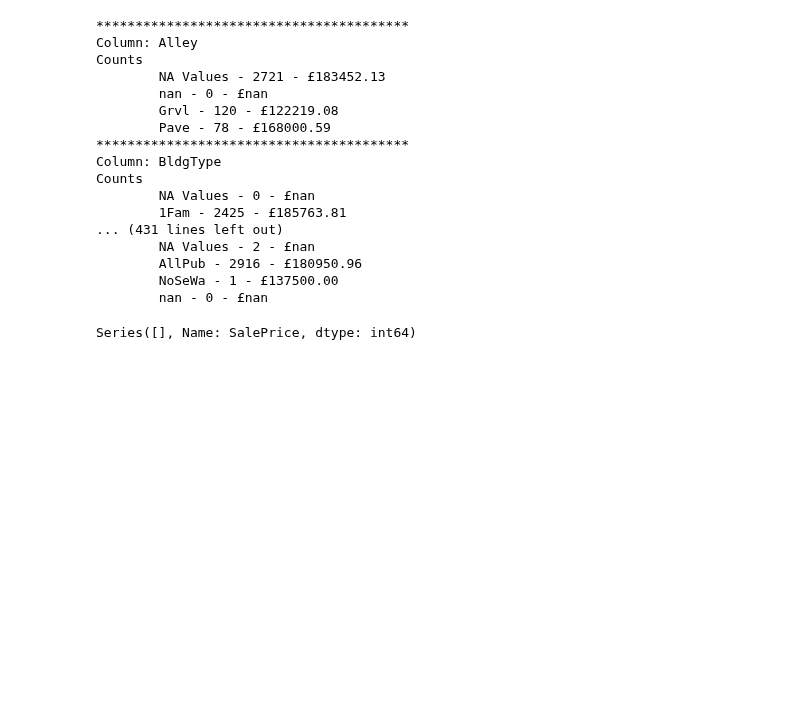
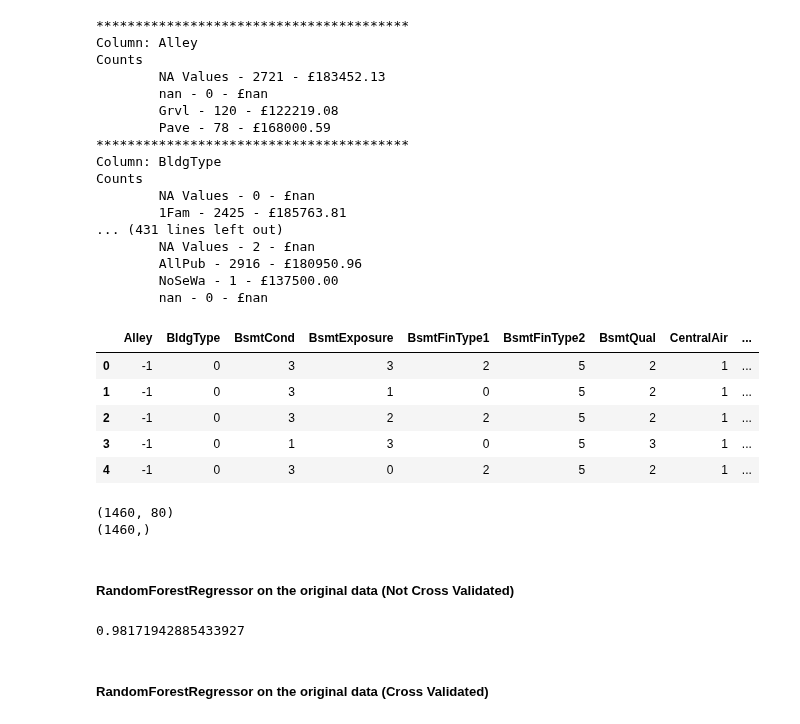
Before and after one commit to TeamBADS/kaggle_challenges, a Jupyter notebook: house_prices/python_playground/python_exploration.ipynb, the cells around one changed output. Cells and saved outputs as stored; diff of their text form; code cells hidden in the pictures; blank space fills up the shorter version.

```diff
--- a/house_prices/python_playground/python_exploration.ipynb
+++ b/house_prices/python_playground/python_exploration.ipynb
@@ -334,7 +334,27 @@ Counts
         AllPub - 2916 - £180950.96
         NoSeWa - 1 - £137500.00
         nan - 0 - £nan
-# %%
-concat_data.SalePrice[concat_data['dataset']=='test']
-# %% [output]
-Series([], Name: SalePrice, dtype: int64)
+# %%
+coded_categorical_features = pd.DataFrame()
+for col in categorical_features:
+    cats = pd.Categorical(concat_data.loc[:,col][concat_data.dataset=='train']).codes
+    coded_categorical_features[col] = cats
+coded_categorical_features.head()
+# %% [output]
+|  | Alley | BldgType | BsmtCond | BsmtExposure | BsmtFinType1 | BsmtFinType2 | BsmtQual | CentralAir | ... |
+| 0 | -1 | 0 | 3 | 3 | 2 | 5 | 2 | 1 | ... |
+| 1 | -1 | 0 | 3 | 1 | 0 | 5 | 2 | 1 | ... |
+| 2 | -1 | 0 | 3 | 2 | 2 | 5 | 2 | 1 | ... |
+| 3 | -1 | 0 | 1 | 3 | 0 | 5 | 3 | 1 | ... |
+| 4 | -1 | 0 | 3 | 0 | 2 | 5 | 2 | 1 | ... |
+# %%
+rf_train_x = pd.concat([concat_data.loc[:,continuous_features][concat_data['dataset']=='train'].fillna(0),
+                      coded_categorical_features], axis=1)
+rf_train_y = concat_data.SalePrice[concat_data['dataset']=='train'].fillna(0)
+print(rf_train_x.shape)
+print(rf_train_y.shape)
+# %% [output]
+(1460, 80)
+(1460,)
+# %% [markdown]
+##### RandomForestRegressor on the original data (Not Cross Validated)
@@ -340,0 +367,7 @@ Series([], Name: SalePrice, dtype: int64)
+# %%
+raw_score = r2_score(rf_train_y, preds)
+raw_score
+# %% [output]
+0.98171942885433927
+# %% [markdown]
+##### RandomForestRegressor on the original data (Cross Validated)
```
Also changed, not shown: parts of 4 cells of this notebook.
